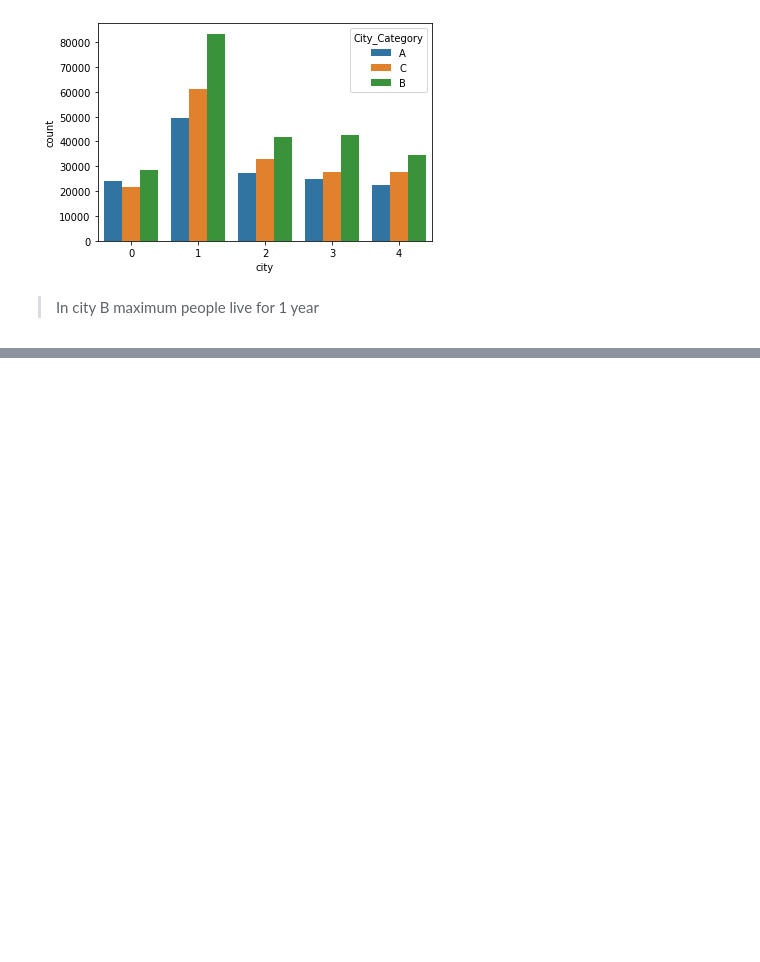
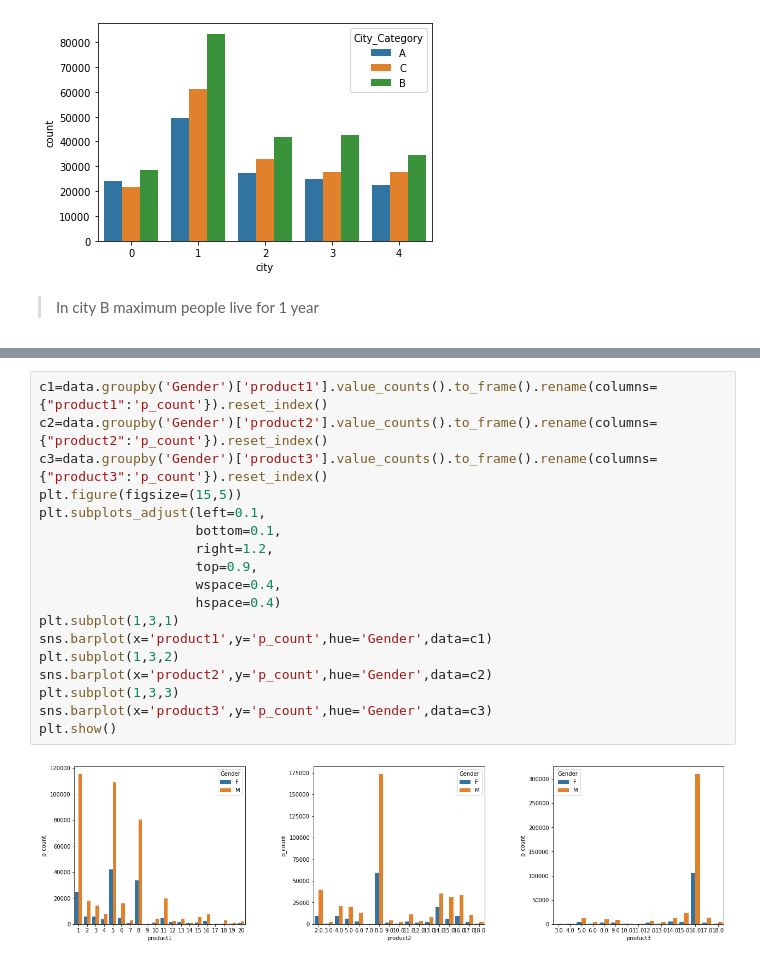
Before and after one commit to AnvithAnvi/Black-Friday-Sale-EDA, a Jupyter notebook: BF_Sale_EDA.ipynb, the cells around one changed output, grey strips where cells are left out. Saved outputs shown, nothing was run; the diff lists cells and outputs as text; blank space fills up the shorter version.

```diff
--- a/BF_Sale_EDA.ipynb
+++ b/BF_Sale_EDA.ipynb
@@ -549,0 +581,20 @@ sns.countplot(x = 'city',data = data,hue='City_Category')
+# %%
+c1=data.groupby('Gender')['product1'].value_counts().to_frame().rename(columns={"product1":'p_count'}).reset_index()
+c2=data.groupby('Gender')['product2'].value_counts().to_frame().rename(columns={"product2":'p_count'}).reset_index()
+c3=data.groupby('Gender')['product3'].value_counts().to_frame().rename(columns={"product3":'p_count'}).reset_index()
+plt.figure(figsize=(15,5))
+plt.subplots_adjust(left=0.1,
+                    bottom=0.1,
+                    right=1.2,
+                    top=0.9,
+                    wspace=0.4,
+                    hspace=0.4)
+plt.subplot(1,3,1)
+sns.barplot(x='product1',y='p_count',hue='Gender',data=c1)
+plt.subplot(1,3,2)
+sns.barplot(x='product2',y='p_count',hue='Gender',data=c2)
+plt.subplot(1,3,3)
+sns.barplot(x='product3',y='p_count',hue='Gender',data=c3)
+plt.show()
+# %% [output]
+[figure, added]
```
Also changed, not shown: parts of 10 cells of this notebook.
